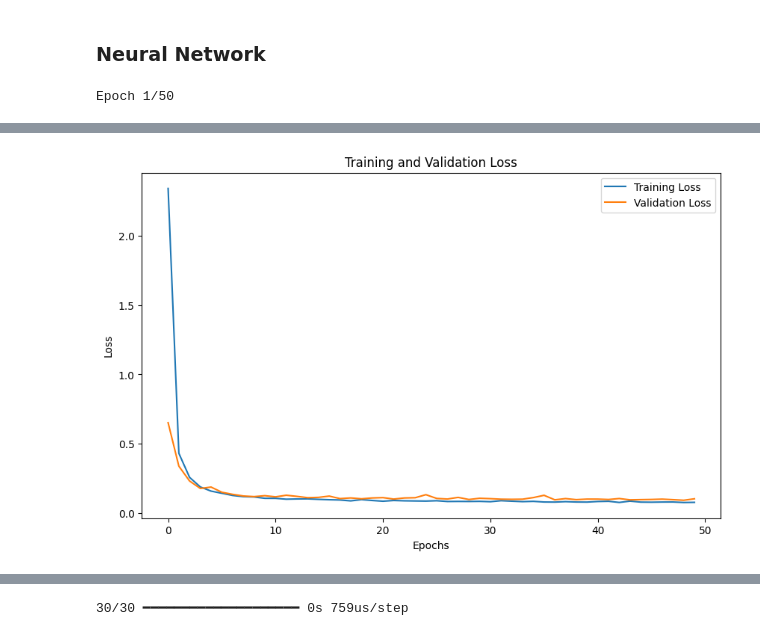
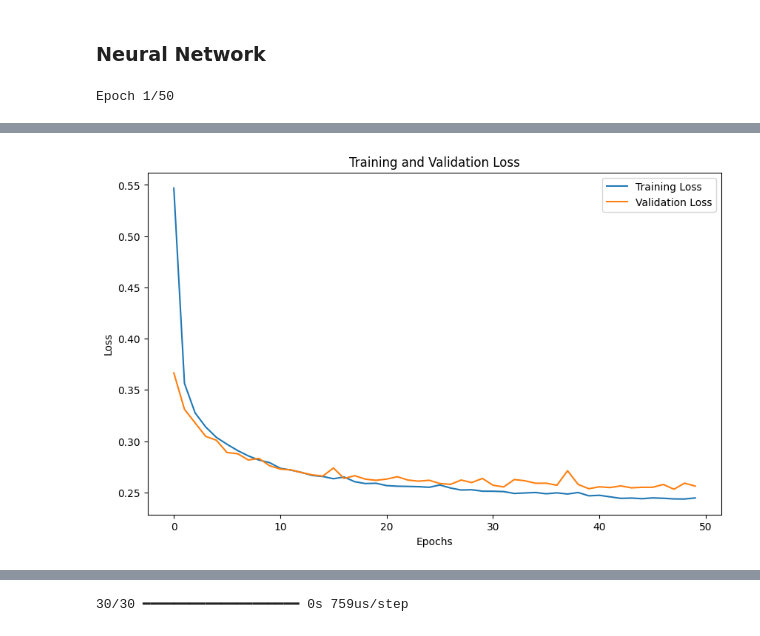
Before and after one commit to MAmin-y/House-price-analysis-and-prediction-LA-2024, a Jupyter notebook: Phase2/nn.ipynb, the cells around one changed output, grey strips where cells are left out. Saved outputs shown, nothing was run; the diff lists cells and outputs as text; code cells hidden in the pictures.

Commit message:
Add sigmoid layers and better results with log_price

```diff
--- a/Phase2/nn.ipynb
+++ b/Phase2/nn.ipynb
@@ -59,11 +59,13 @@ from tensorflow.keras.layers import Dense
 import matplotlib.pyplot as plt
 import seaborn as sns
 
-#features = df_not_scaled.drop(columns=['price', 'log_taxAssessedValue', 'log_price', 'taxAssessedValue'])
+#features = df_not_scaled.drop(columns=['price', 'log_price'])
 features = df_not_scaled[["log_taxAssessedValue", "log_livingAreaValue", "log_lotAreaValue", "hasFireplace", "rentZestimate",
                           "bedrooms", "bathrooms", "livingAreaValue", "parkingCapacity", 'zipcode', 'hasView',
                           'hasCooling']]
 target = df_not_scaled['log_price']
+target_scaler = StandardScaler()
+target = target_scaler.fit_transform(target.values.reshape(-1, 1)).flatten()
 
 scaler = StandardScaler()
 scaled_features = scaler.fit_transform(features)
@@ -74,14 +76,13 @@ X_train, X_test, y_train, y_test = train_test_split(scaled_features_df, target,
 
 model = Sequential()
 model.add(Dense(64, input_dim=X_train.shape[1], activation='relu'))
-model.add(Dense(32, activation='relu'))
-model.add(Dense(16, activation='relu'))
+model.add(Dense(32, activation='sigmoid'))
 
 model.add(Dense(1))
 
 model.compile(optimizer='adam', loss='mean_absolute_error')
 
-history = model.fit(X_train, y_train, epochs=50, batch_size=32, validation_split=0.2)
+history = model.fit(X_train, y_train, epochs=50, batch_size=64, validation_split=0.2)
 
 loss = model.evaluate(X_test, y_test)
 print(f'Test Loss: {loss}')
@@ -117,3 +118,3 @@ Test Loss: 0.09492835402488708
-[figure, old version]
+[figure, new version]
 # %%
 y_pred = model.predict(X_test)
```
Also changed, not shown: parts of 10 cells of this notebook.
